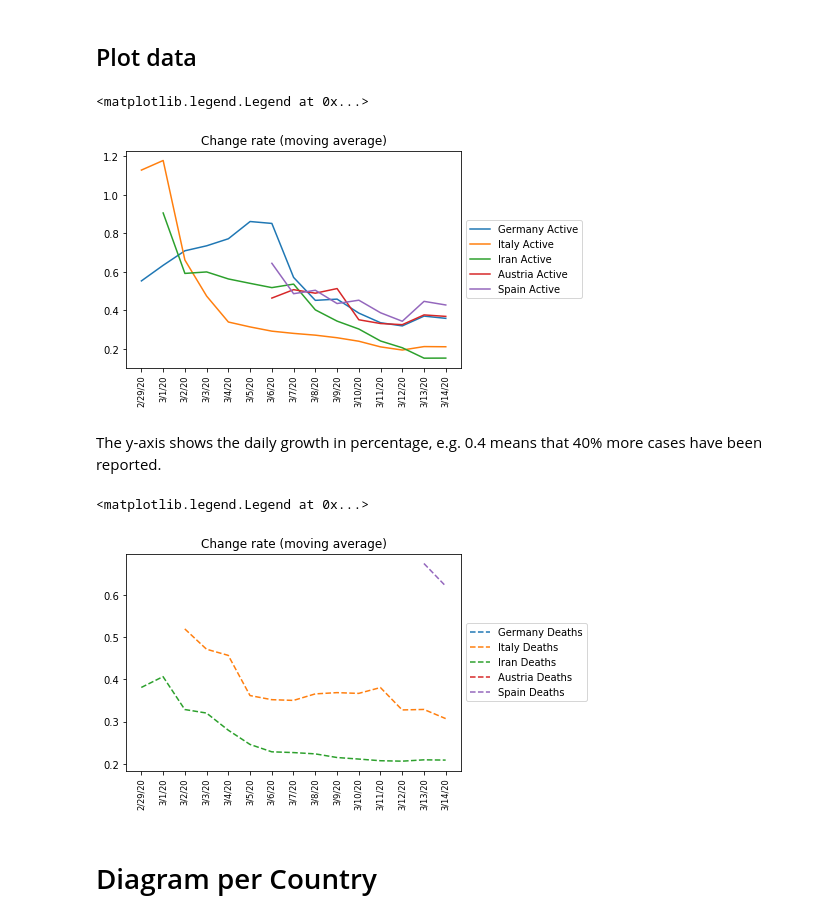
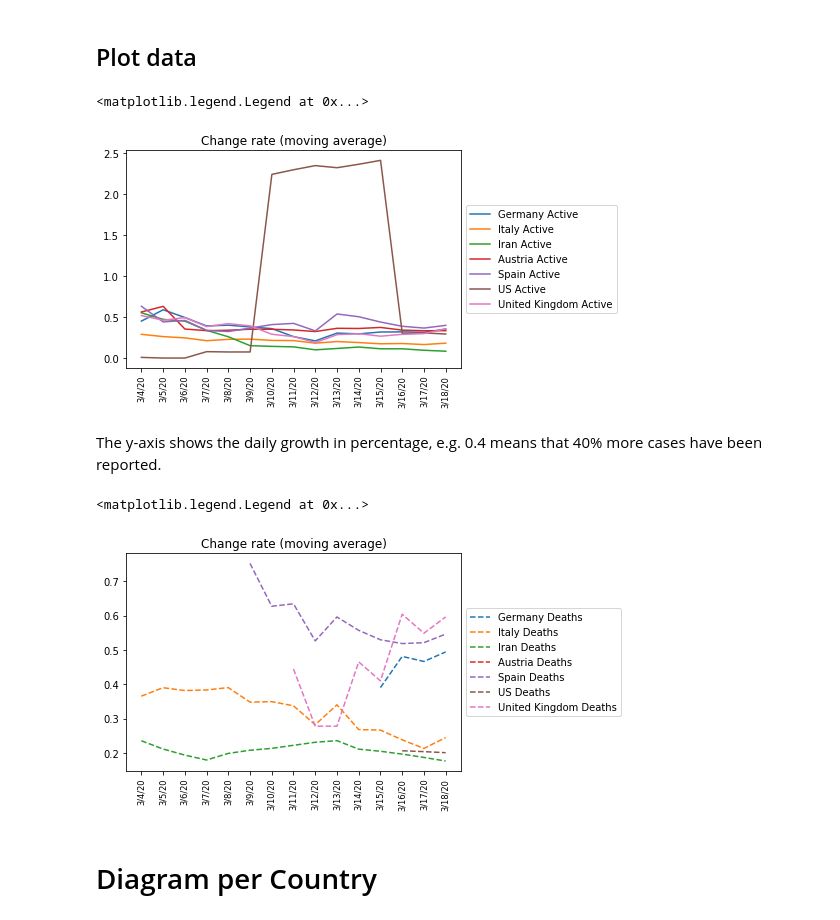
Before and after one commit to rpreiss07/covid19, a Jupyter notebook: index.ipynb, the cells around one changed output. Drawn from its saved outputs; the diff is of its cells as text; code cells hidden in the pictures.

```diff
--- a/index.ipynb
+++ b/index.ipynb
@@ -63,17 +96,43 @@ for country in countries:
 # %% [markdown]
 ## Convert Data
 # %%
-def extract_values(df):
+def extract_values(df, country):
     filtered = df[~pd.notnull(df['Province/State']) & df['Country/Region'].eq(country)]
     transposed = filtered.drop(['Province/State', 'Country/Region', 'Lat', 'Long'], axis=1).transpose()
     values = transposed[transposed.columns[0]]
     return values
 
+dates = raw_df[raw_types[0]].drop(['Province/State', 'Country/Region', 'Lat', 'Long'], axis=1).transpose().index.tolist()
+
+# Get data for countries
 all = {}
 for country in countries:
-    dates = raw_df[raw_types[0]].drop(['Province/State', 'Country/Region', 'Lat', 'Long'], axis=1).transpose().index.tolist()
     data = {}
     for raw_type in raw_types:
-        values = extract_values(raw_df[raw_type])
+        values = extract_values(raw_df[raw_type], country)
         data[raw_type] = values
     all[country] = pd.DataFrame(data, index=dates)
+# %%
+def extract_values_with_region(df, country, region):
+    filtered = df[df['Province/State'].eq(region) & df['Country/Region'].eq(country)]
+    transposed = filtered.drop(['Province/State', 'Country/Region', 'Lat', 'Long'], axis=1).transpose()
+    values = transposed[transposed.columns[0]]
+    return values
+
+dates = raw_df[raw_types[0]].drop(['Province/State', 'Country/Region', 'Lat', 'Long'], axis=1).transpose().index.tolist()
+ext_countries = countries
+
+# Get data for states/regions with associated countries
+for dcountry in decomposed_countries:
+    sub = {}
+    df1 = pd.DataFrame(data=0, index=dates, columns=raw_types)
+    first = True
+    for region in decomposed_countries[dcountry]:
+        data = {}
+        for raw_type in raw_types:
+            values = extract_values_with_region(raw_df[raw_type], dcountry, region)
+            df1[raw_type] = df1[raw_type] + values
+    all[dcountry] = df1
+    ext_countries.append(dcountry)
+
+all["US"].tail(10)
@@ -98,10 +183,10 @@ all[countries[0]].tail(10)
 # %% [markdown]
 Enrich by computing Active = Confirmed - (Recovered + Deaths)
 # %%
-for country in countries:
+for country in ext_countries:
     all[country]["Active"] = all[country]["Confirmed"] - (all[country]["Recovered"] + all[country]["Deaths"])
 
-raw_types_ext = raw_types
+raw_types_ext = raw_types.copy()
 raw_types_ext.append("Active")
 # %% [markdown]
 Enrich by computing the rate and moving average on rate.
@@ -112,8 +197,8 @@ def addRate(df, label):
 def addMovAverage(df, label, window_size):
     df[label+" Avg"] = df[label].rolling(window=window_size,center=False).mean()
 
-window_size = 10
-for country in countries:
+window_size = 6
+for country in ext_countries:
     for raw_type in raw_types_ext:
         addRate(all[country], raw_type)
         addMovAverage(all[country], raw_type+" Rate", window_size)
@@ -138,30 +223,30 @@ all[countries[0]].tail(10)
 # %%
 import matplotlib.pyplot as plt
 import numpy as np
 
 number_of_days = 15
 
-for country in countries:
+for country in ext_countries:
     ts = all[country]["Active Rate Avg"].tail(number_of_days)
     pl = ts.plot(label=country+" Active")
 
     # Uncomment the following to add all lines in one figure
     #cl = plt.gca().lines[-1].get_color()
     #ts = all[country]["Deaths Rate Avg"].tail(number_of_days)
     #ts.plot(label=country+" Deaths", linestyle='dashed', color=cl)
 
 plt.title("Change rate (moving average)")
 plt.xticks(np.arange(number_of_days), all[country].tail(number_of_days).index.tolist(),
            fontsize='small', rotation='vertical')
 
 plt.legend(loc='center left', bbox_to_anchor=(1, 0.5))
 # %% [output]
 <matplotlib.legend.Legend at 0x...>
-[figure, old version]
+[figure, new version]
 # %% [markdown]
 The y-axis shows the daily growth in percentage, e.g. 0.4 means that 40% more cases have been reported.
 # %%
-for country in countries:
+for country in ext_countries:
     ts = all[country]["Deaths Rate Avg"].tail(number_of_days)
     ts.plot(label=country+" Deaths", linestyle='dashed')
 
@@ -172,7 +257,7 @@ plt.xticks(np.arange(number_of_days), all[country].tail(number_of_days).index.to
 plt.legend(loc='center left', bbox_to_anchor=(1, 0.5))
 # %% [output]
 <matplotlib.legend.Legend at 0x...>
-[figure, old version]
+[figure, new version]
 # %% [markdown]
 # Diagram per Country
 # %%
```
Also changed, not shown: parts of 9 cells of this notebook.
